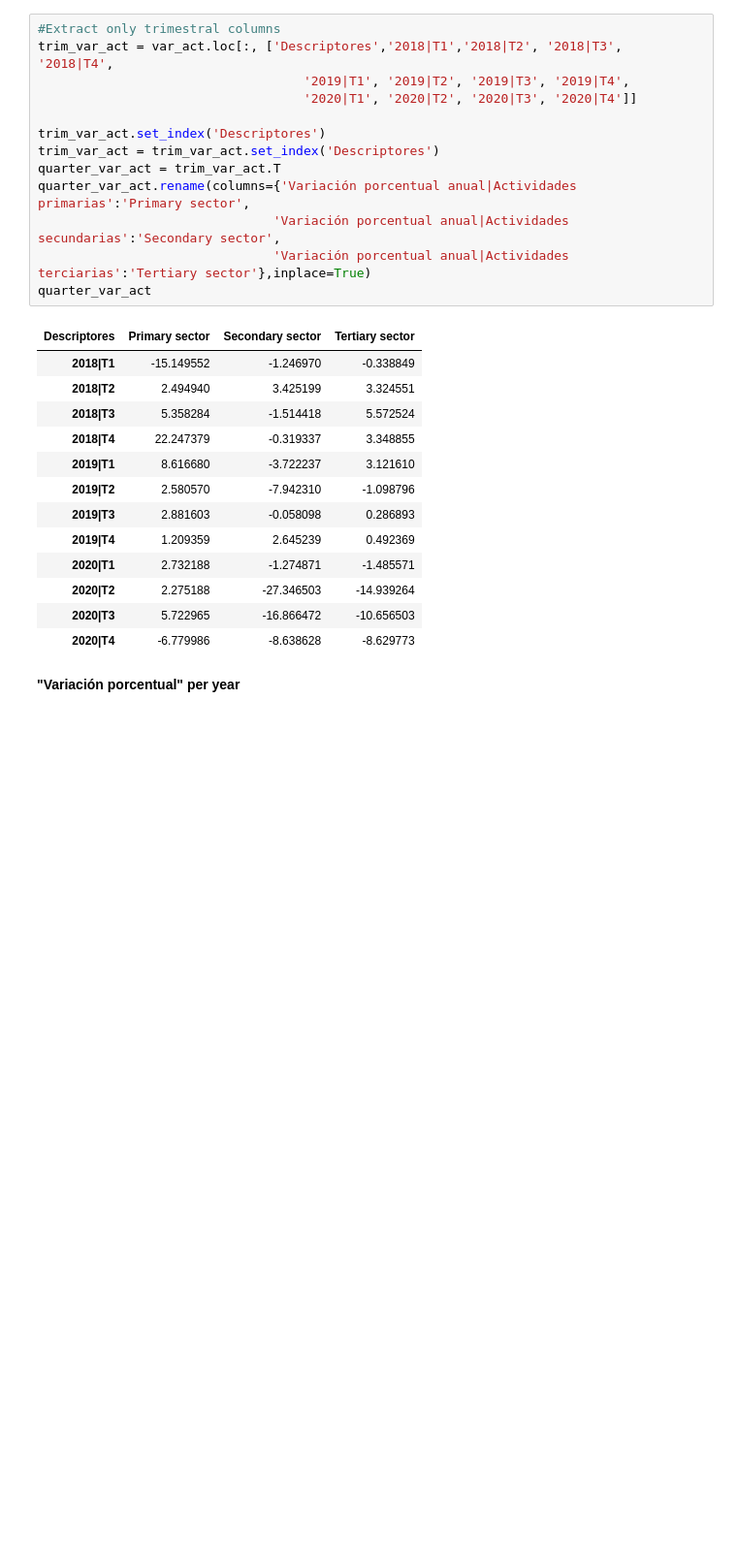
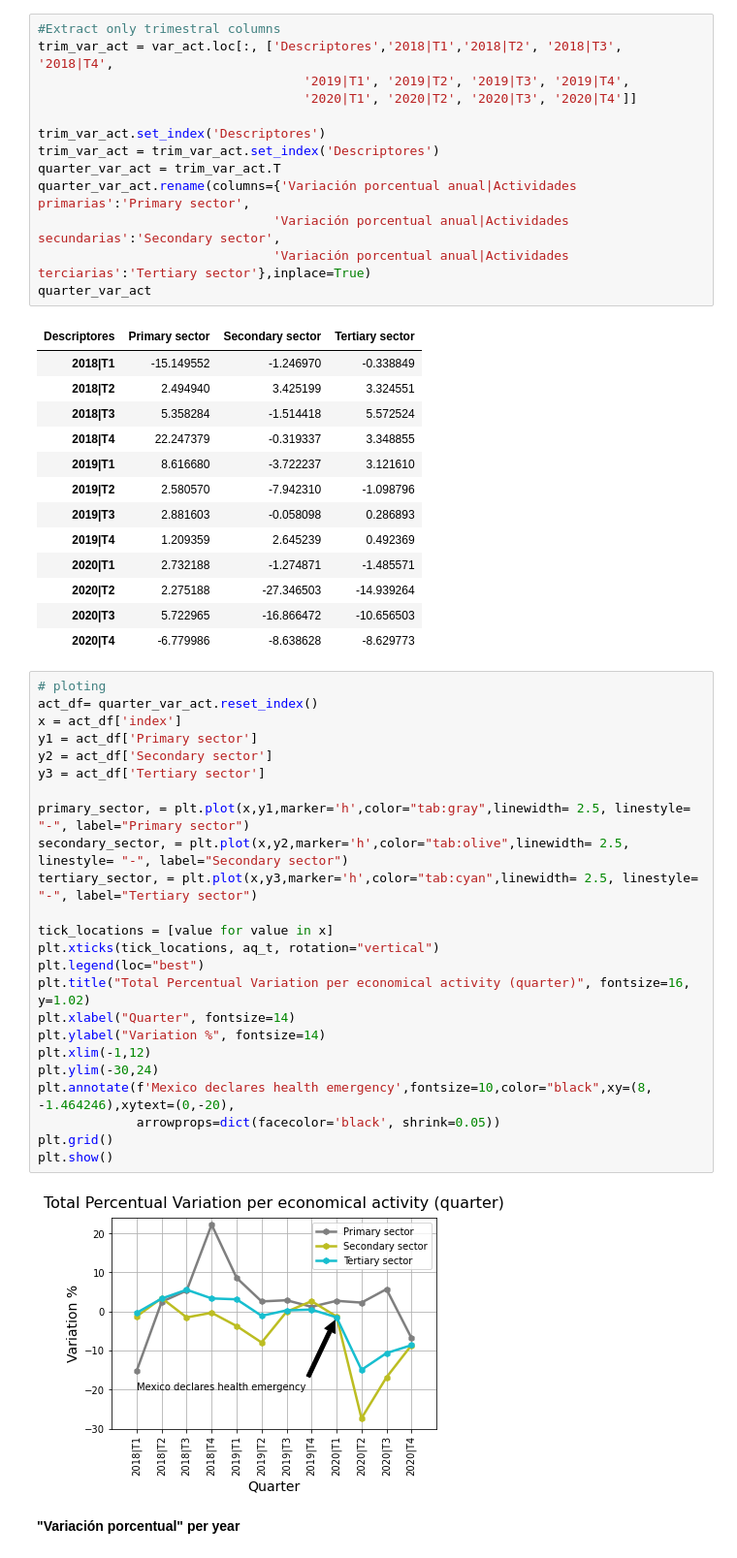
Before and after one commit to martinsingla/data-project, a Jupyter notebook: ec_activity.ipynb, the cells around one changed output. Shown: that part at 97% size. Cells and saved outputs as stored; diff of their text form; blank space fills up the shorter version.

```diff
--- a/ec_activity.ipynb
+++ b/ec_activity.ipynb
@@ -211,6 +251,32 @@ quarter_var_act
 | 2020|T2 | 2.275188 | -27.346503 | -14.939264 |
 | 2020|T3 | 5.722965 | -16.866472 | -10.656503 |
 | 2020|T4 | -6.779986 | -8.638628 | -8.629773 |
+# %%
+# ploting
+act_df= quarter_var_act.reset_index()
+x = act_df['index']
+y1 = act_df['Primary sector']
+y2 = act_df['Secondary sector']
+y3 = act_df['Tertiary sector']
+
+primary_sector, = plt.plot(x,y1,marker='h',color="tab:gray",linewidth= 2.5, linestyle= "-", label="Primary sector")
+secondary_sector, = plt.plot(x,y2,marker='h',color="tab:olive",linewidth= 2.5, linestyle= "-", label="Secondary sector")
+tertiary_sector, = plt.plot(x,y3,marker='h',color="tab:cyan",linewidth= 2.5, linestyle= "-", label="Tertiary sector")
+
+tick_locations = [value for value in x]
+plt.xticks(tick_locations, aq_t, rotation="vertical")
+plt.legend(loc="best")
+plt.title("Total Percentual Variation per economical activity (quarter)", fontsize=16, y=1.02)
+plt.xlabel("Quarter", fontsize=14)
+plt.ylabel("Variation %", fontsize=14)
+plt.xlim(-1,12)
+plt.ylim(-30,24)
+plt.annotate(f'Mexico declares health emergency',fontsize=10,color="black",xy=(8, -1.464246),xytext=(0,-20),
+             arrowprops=dict(facecolor='black', shrink=0.05))
+plt.grid()
+plt.show()
+# %% [output]
+[figure, added]
 # %% [markdown]
 **"Variación porcentual" per year**
 # %%
```
Also changed, not shown: parts of 5 cells of this notebook.
